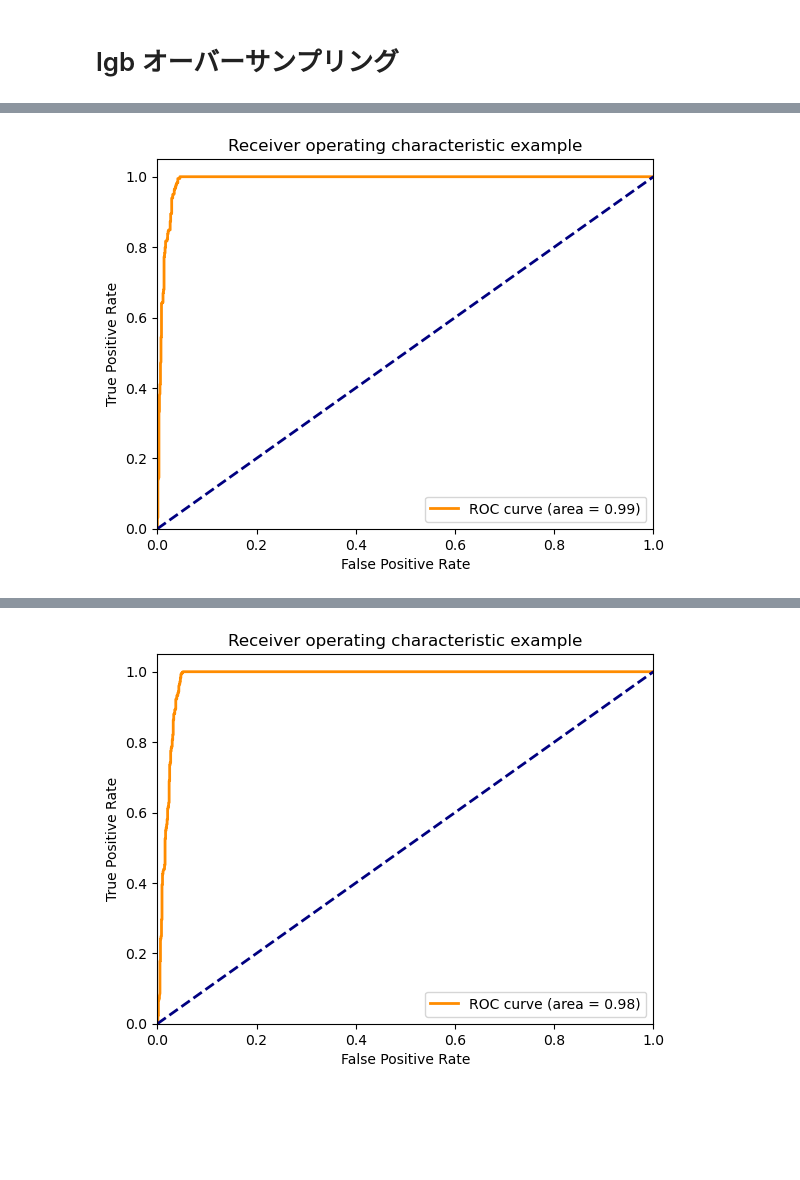
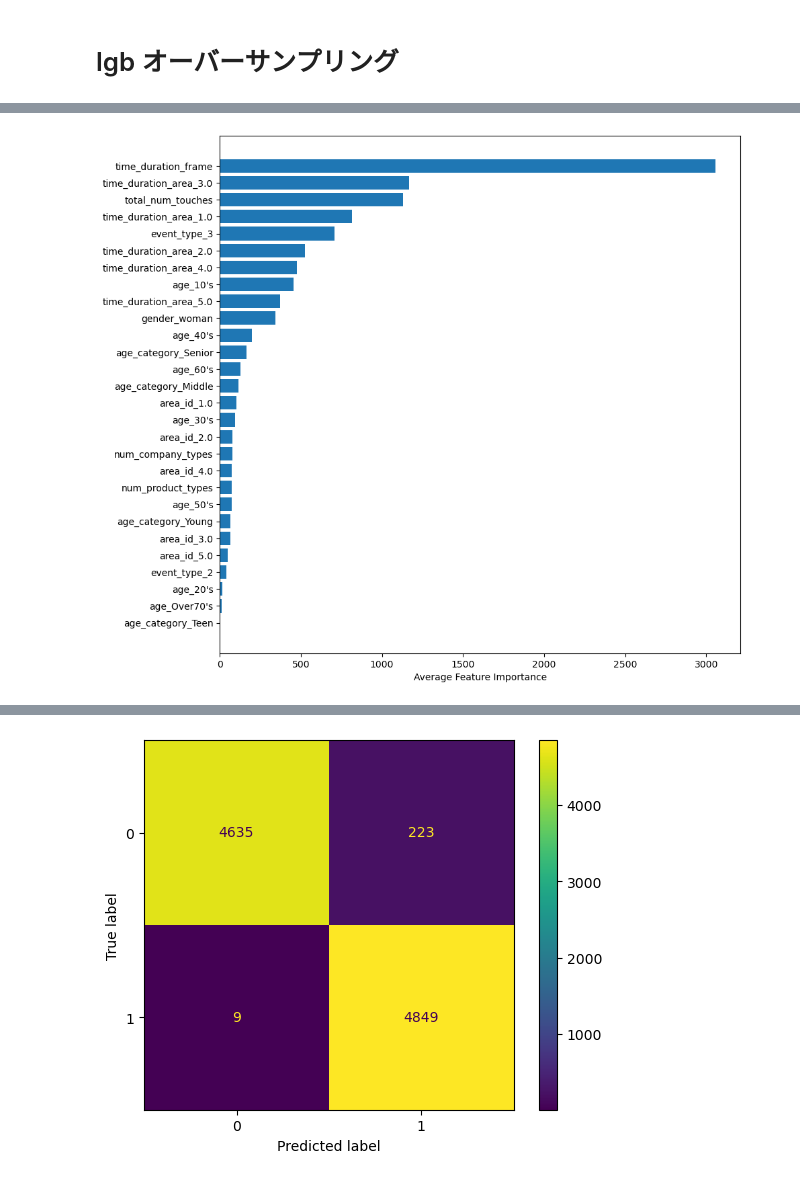
Before and after one commit to K-Sakaida-DS/DEFP, a Jupyter notebook: baeseline-for-shopper.ipynb, the cells around one changed output, grey strips where cells are left out. Drawn from its saved outputs; the diff is of its cells as text; code cells hidden in the pictures; blank space fills up the shorter version.

```diff
--- a/baeseline-for-shopper.ipynb
+++ b/baeseline-for-shopper.ipynb
@@ -657,6 +494,8 @@ Early stopping, best iteration is:
 # lgb オーバーサンプリング
 # %%
 from imblearn.over_sampling import SMOTE
+from sklearn.metrics import roc_curve, auc, roc_auc_score, accuracy_score, recall_score, precision_score, f1_score,confusion_matrix, ConfusionMatrixDisplay
+
 
 # データ分割
 X_train, X_val, y_train, y_val = train_test_split(X, y, test_size=0.2, random_state=42)
@@ -664,9 +503,6 @@ X_train, X_val, y_train, y_val = train_test_split(X, y, test_size=0.2, random_st
 # SMOTEを使用してオーバーサンプリング
 smote = SMOTE(random_state=42)
 X_resampled, y_resampled = smote.fit_resample(X_train, y_train)
-
-print(X_resampled.shape)
-print(y_resampled.shape)
 
 
 # モデルの初期化
@@ -680,18 +516,28 @@ model = LGBMClassifier(objective='binary',
           random_state=42)
 
 # 5分割交差検証
-kfold = StratifiedKFold(n_splits=5)
+kfold = StratifiedKFold(n_splits=10)
 auc_scores = []
+test_probas = []
+feature_importances = []
+true_labels = []  # 実際のラベルを格納するためのリスト
+pred_labels = []  # 予測ラベルを格納するためのリスト
+
 
 for train_index, val_index in kfold.split(X_resampled, y_resampled):
     X_train_kf, X_val_kf = X_resampled.iloc[train_index], X_resampled.iloc[val_index]
     y_train_kf, y_val_kf = y_resampled.iloc[train_index], y_resampled.iloc[val_index]
 
-    model.fit(X_train_kf, y_train_kf, eval_set=[(X_val_kf, y_val_kf)], callbacks=[early_stopping(10), log_evaluation(100)])
+    model.fit(X_train_kf, y_train_kf, eval_set=[(X_val_kf, y_val_kf)], callbacks=[early_stopping(50), log_evaluation(100)])
 
     y_pred_val = model.predict_proba(X_val_kf)[:, 1]
     auc_score = roc_auc_score(y_val_kf, y_pred_val)
     auc_scores.append(auc_score)
+
+
+    # このfoldでのモデルを使って、テストデータの予測確率を計算
+    fold_test_proba = model.predict_proba(test)[:, 1]
+    test_probas.append(fold_test_proba)
 
     #accuracyなど-----------------------------------------------------------------------------------------------------------------------------------------
     y_pred_binary = (y_pred_val > 0.5).astype(int)  # クラス分類の予測
@@ -702,37 +548,45 @@ for train_index, val_index in kfold.split(X_resampled, y_resampled):
     precision = precision_score(y_val_kf, y_pred_binary)
     f1 = f1_score(y_val_kf, y_pred_binary)
 
+    auc_scores.append(auc_score)
+
     print("AUC: ", auc_score)
     print("Accuracy: ", accuracy)
     print("Recall: ", recall)
     print("Precision: ", precision)
     print("F1 Score: ", f1)
 
-    # ROC曲線とAUCスコアの計算
-    fpr, tpr, _ = roc_curve(y_val_kf, y_pred_val)
-    roc_auc = auc(fpr, tpr)
+    #混同行列の取得
+    true_labels.extend(y_val_kf.tolist())
+    pred_labels.extend(y_pred_binary.tolist())
 
-    # ROC曲線の描画
-    plt.figure()
-    plt.plot(fpr, tpr, color='darkorange', lw=2, label='ROC curve (area = %0.2f)' % roc_auc)
-    plt.plot([0, 1], [0, 1], color='navy', lw=2, linestyle='--')
-    plt.xlim([0.0, 1.0])
-    plt.ylim([0.0, 1.05])
-    plt.xlabel('False Positive Rate')
-    plt.ylabel('True Positive Rate')
-    plt.title('Receiver operating characteristic example')
-    plt.legend(loc="lower right")
-    plt.show()
+    # このfoldでのモデルの特徴量の重要度を取得
+    fold_importance = model.feature_importances_
+    feature_importances.append(fold_importance)
 
-print("Cross validation AUC: ", np.mean(auc_scores))
 
-# 最終モデルの訓練
-model.fit(X_resampled, y_resampled, eval_set=[(X_val, y_val)], callbacks=[early_stopping(100), log_evaluation(100)])
 
-# テストデータに対する予測
-test_proba = model.predict_proba(test)[:, 1]
+print("CV AUC: ", np.mean(auc_scores))
+# 各foldの特徴量の重要度の平均を計算
+avg_importance = np.mean(feature_importances, axis=0)
 
-# 提出ファイルの作成
-submission_lgb_over = pd.DataFrame({'customer_id': test_id, 'buy_proba': test_proba})
+# 平均の特徴量の重要度をプロット
+plt.figure(figsize=(10, 10))
+sorted_idx = avg_importance.argsort()
+plt.barh(X.columns[sorted_idx], avg_importance[sorted_idx])
+plt.xlabel("Average Feature Importance")
+plt.show()
+
+# 混同行列を計算
+cm = confusion_matrix(true_labels, pred_labels)
+
+# 混同行列を表示
+disp = ConfusionMatrixDisplay(confusion_matrix=cm)
+disp.plot()
+
+avg_test_proba = np.mean(test_probas, axis=0)
+
+# 平均の予測確率を使用して提出ファイルを作成
+submission_lgb_over = pd.DataFrame({'customer_id': test_id, 'buy_proba': avg_test_proba})
 submission_lgb_over.to_csv('submission_lgb_over.csv', index=False)
 # %% [output]
@@ -755 +610 @@ F1 Score:  0.9768378650553876
-[figure, old version]
+[figure, new version]
@@ -769 +611 @@ F1 Score:  0.973326623049824
-[figure, old version]
+[figure, new version]
```
Also changed, not shown: parts of 4 cells of this notebook.
